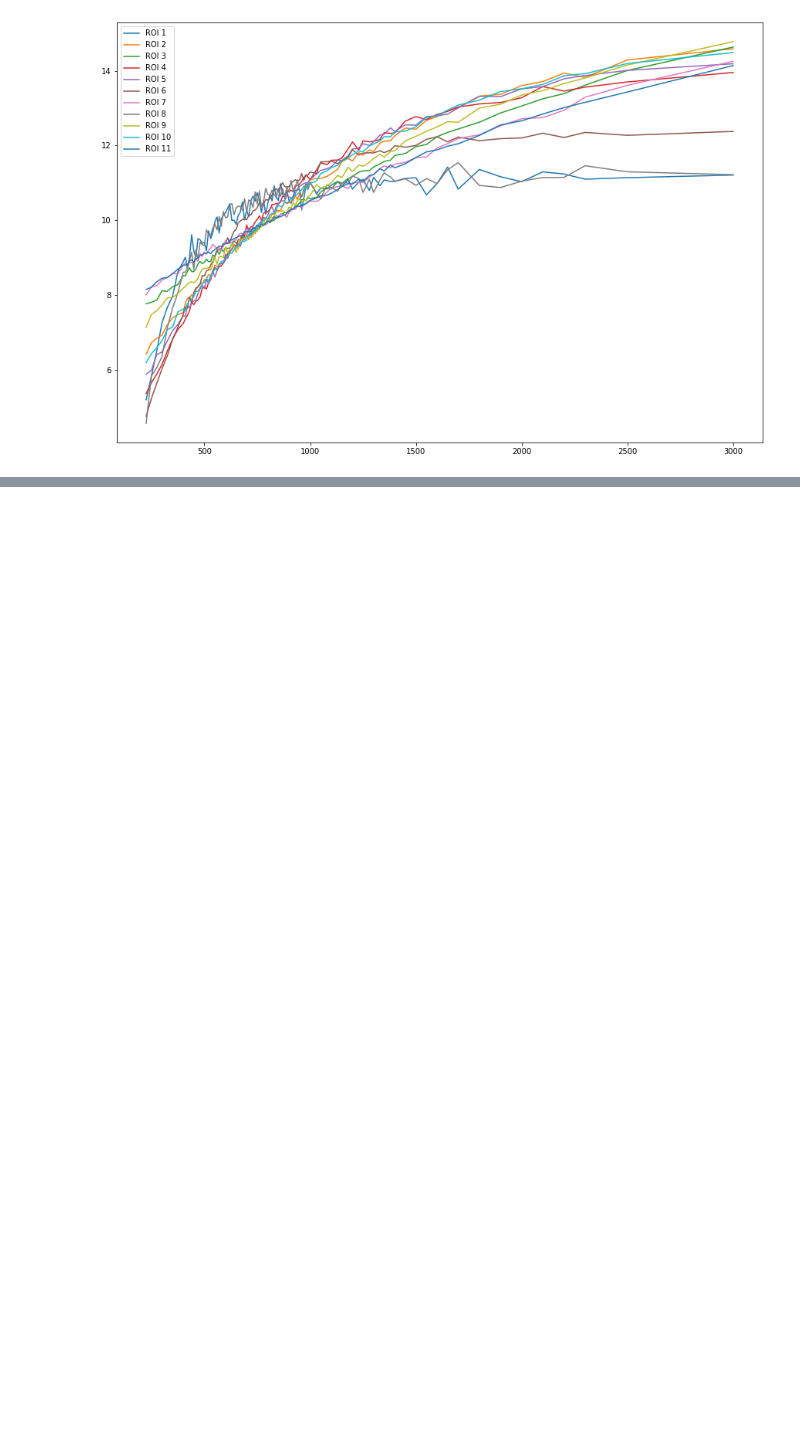
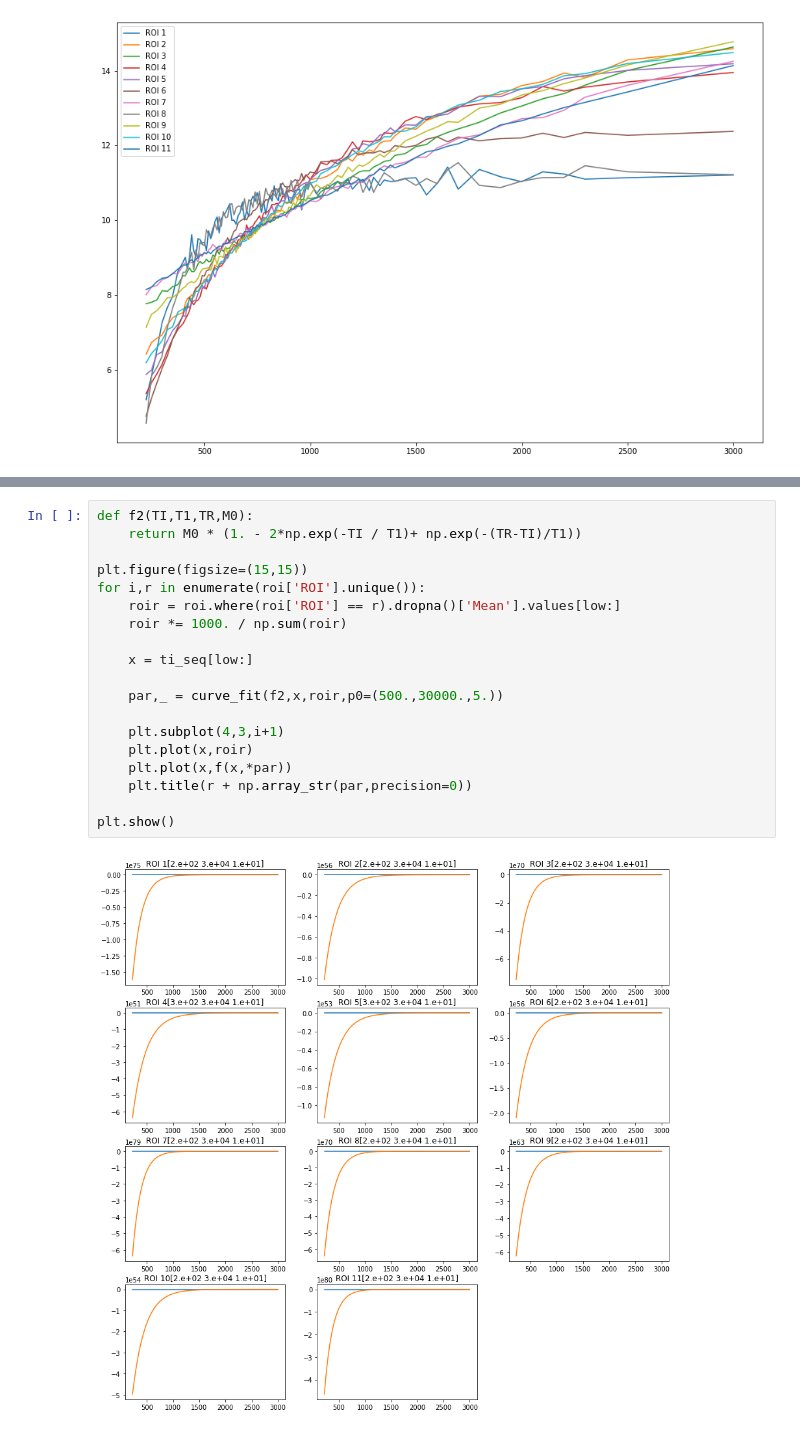
Before and after one commit to ljocha/gorta-roi, a Jupyter notebook: roi.ipynb, the cells around one changed output, grey strips where cells are left out. Saved outputs shown, nothing was run; the diff lists cells and outputs as text; blank space fills up the shorter version.

```diff
--- a/roi.ipynb
+++ b/roi.ipynb
@@ -80,0 +96,21 @@ plt.show()
+# %%
+def f2(TI,T1,TR,M0):
+    return M0 * (1. - 2*np.exp(-TI / T1)+ np.exp(-(TR-TI)/T1))
+
+plt.figure(figsize=(15,15))
+for i,r in enumerate(roi['ROI'].unique()):
+    roir = roi.where(roi['ROI'] == r).dropna()['Mean'].values[low:]
+    roir *= 1000. / np.sum(roir)
+
+    x = ti_seq[low:]
+
+    par,_ = curve_fit(f2,x,roir,p0=(500.,30000.,5.))
+
+    plt.subplot(4,3,i+1)
+    plt.plot(x,roir)
+    plt.plot(x,f(x,*par))
+    plt.title(r + np.array_str(par,precision=0))
+
+plt.show()
+# %% [output]
+[figure, added]
```
Also changed, not shown: parts of 4 cells of this notebook.
